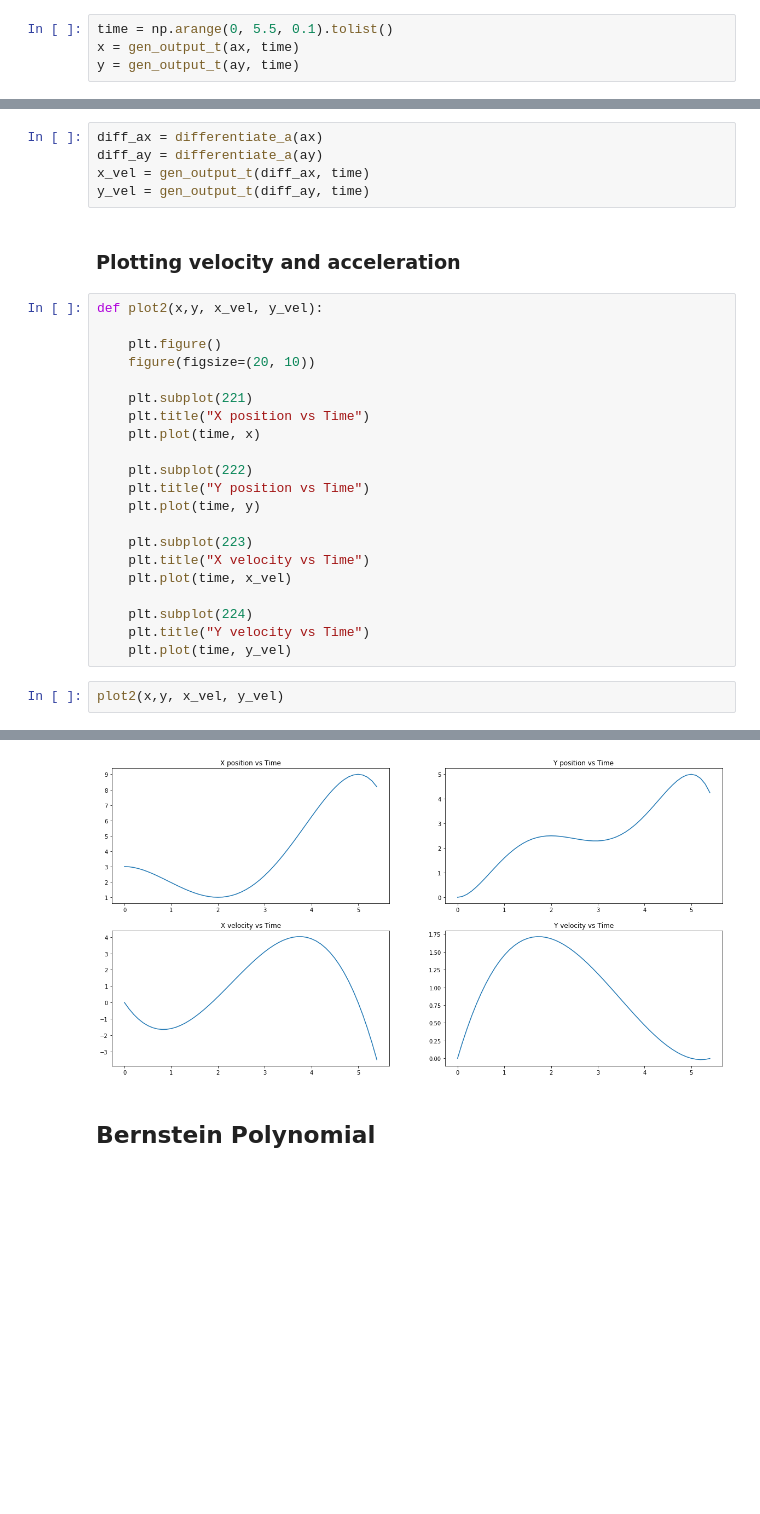
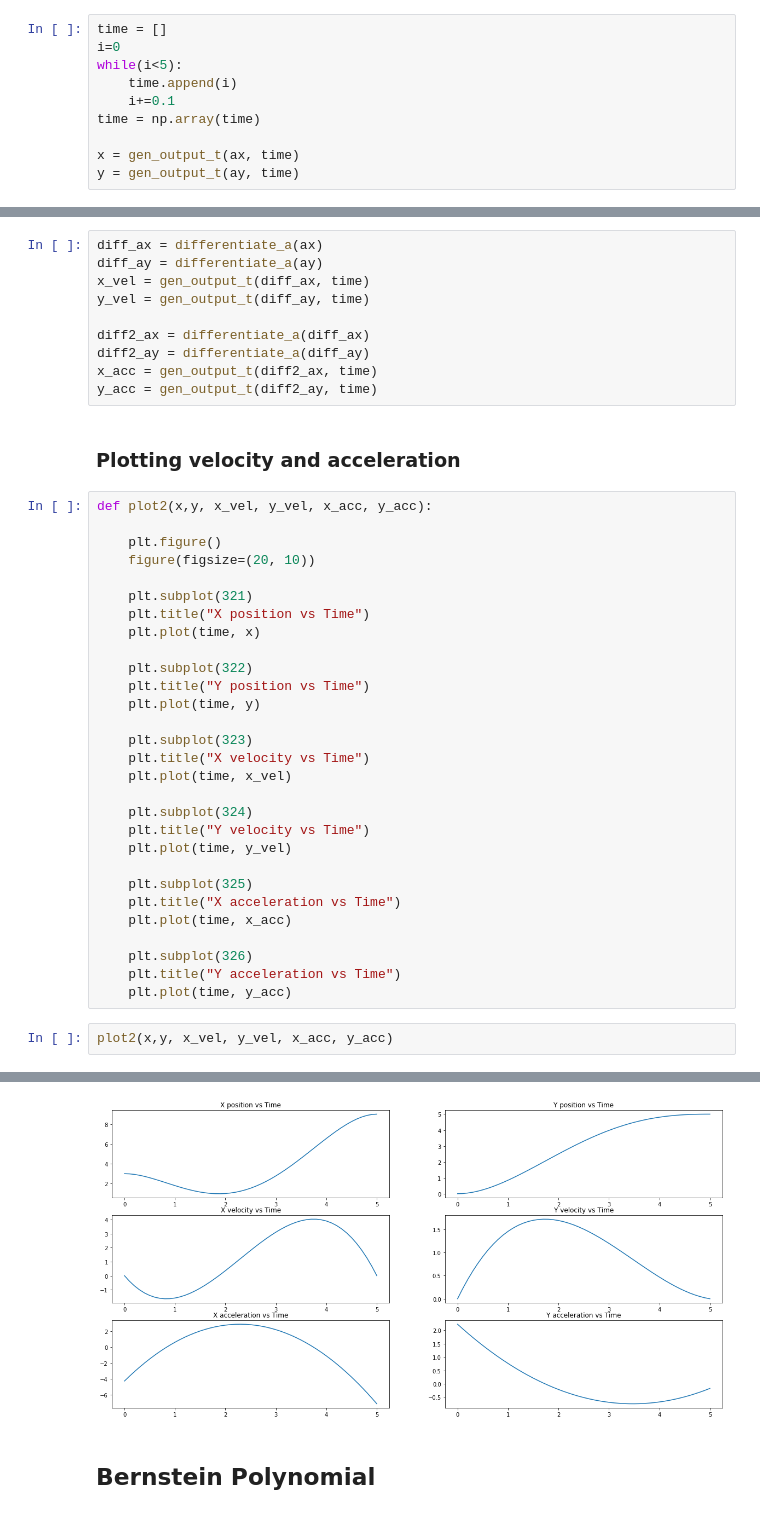
Before and after one commit to BonJovi1/Trajectory-Planning, a Jupyter notebook: code.ipynb, the cells around one changed output, grey strips where cells are left out. Drawn from its saved outputs; the diff is of its cells as text; blank space fills up the shorter version.

```diff
--- a/code.ipynb
+++ b/code.ipynb
@@ -70,7 +72,13 @@ ay = Minv @ by
 # %% [markdown]
 Getting (x,y) for each t.
 # %%
-time = np.arange(0, 5.5, 0.1).tolist()
+time = []
+i=0
+while(i<5):
+    time.append(i)
+    i+=0.1
+time = np.array(time)
+
 x = gen_output_t(ax, time)
 y = gen_output_t(ay, time)
 # %% [markdown]
@@ -94,34 +105,47 @@ diff_ax = differentiate_a(ax)
 diff_ay = differentiate_a(ay)
 x_vel = gen_output_t(diff_ax, time)
 y_vel = gen_output_t(diff_ay, time)
+
+diff2_ax = differentiate_a(diff_ax)
+diff2_ay = differentiate_a(diff_ay)
+x_acc = gen_output_t(diff2_ax, time)
+y_acc = gen_output_t(diff2_ay, time)
 # %% [markdown]
 ### Plotting velocity and acceleration
 # %%
-def plot2(x,y, x_vel, y_vel):
+def plot2(x,y, x_vel, y_vel, x_acc, y_acc):
 
     plt.figure()
     figure(figsize=(20, 10))
 
-    plt.subplot(221)
+    plt.subplot(321)
     plt.title("X position vs Time")
     plt.plot(time, x)
 
-    plt.subplot(222)
+    plt.subplot(322)
     plt.title("Y position vs Time")
     plt.plot(time, y)
 
-    plt.subplot(223)
+    plt.subplot(323)
     plt.title("X velocity vs Time")
     plt.plot(time, x_vel)
 
-    plt.subplot(224)
+    plt.subplot(324)
     plt.title("Y velocity vs Time")
     plt.plot(time, y_vel)
+
+    plt.subplot(325)
+    plt.title("X acceleration vs Time")
+    plt.plot(time, x_acc)
+
+    plt.subplot(326)
+    plt.title("Y acceleration vs Time")
+    plt.plot(time, y_acc)
 # %%
-plot2(x,y, x_vel, y_vel)
+plot2(x,y, x_vel, y_vel, x_acc, y_acc)
 # %% [output]
 <Figure size 432x288 with 0 Axes>
-[figure, old version]
+[figure, new version]
 # %% [markdown]
 ## Bernstein Polynomial
 # %% [markdown]
```
Also changed, not shown: parts of 10 cells of this notebook, 1 other file.
